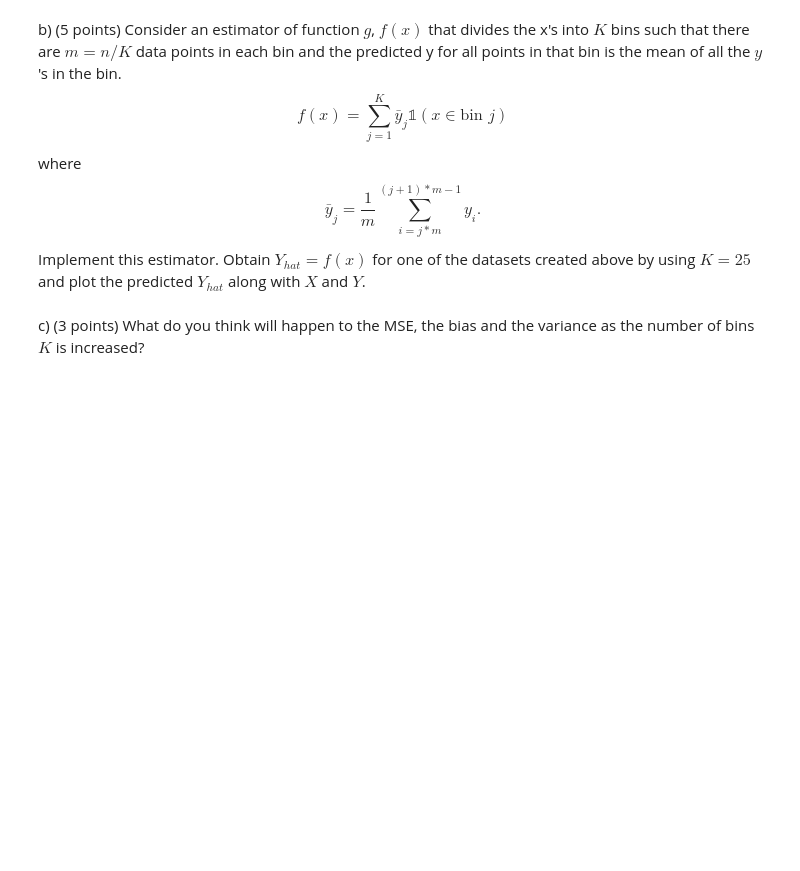
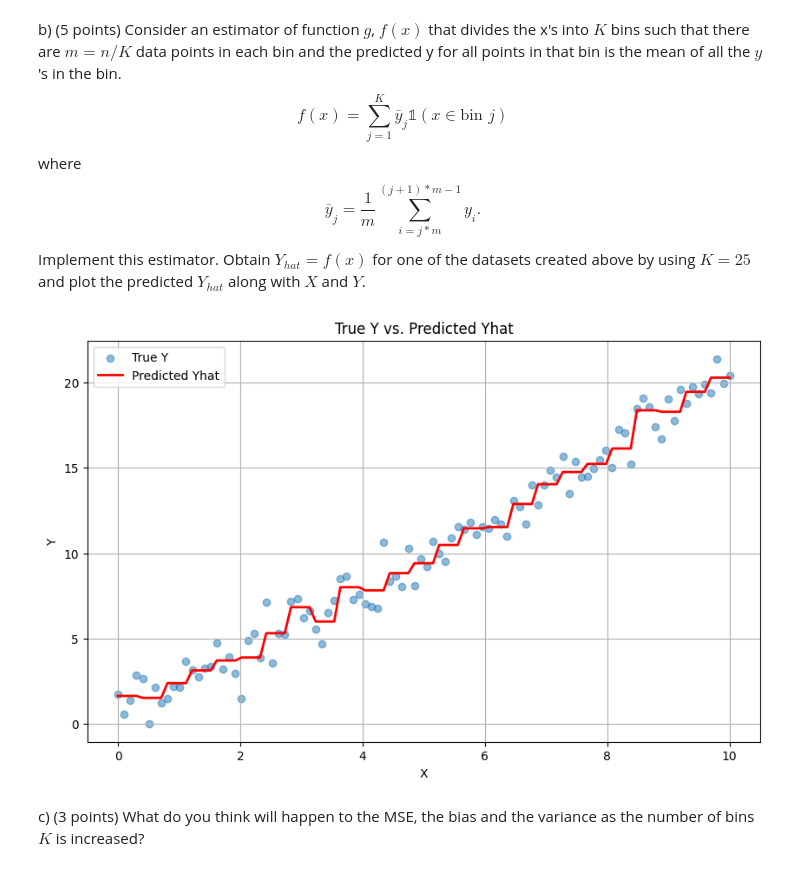
Before and after one commit to saiyam-shah/ml-ass2, a Jupyter notebook: HW_2-2.ipynb, the cells around one changed output. Saved outputs shown, nothing was run; the diff lists cells and outputs as text; code cells hidden in the pictures; blank space fills up the shorter version.

```diff
--- a/HW_2-2.ipynb
+++ b/HW_2-2.ipynb
@@ -95,2 +148,15 @@ Implement this estimator. Obtain $Y_{hat} = f(x)$ for one of the datasets create
+# %%
+### START CODE ###
+plt.figure(figsize=(10, 6))
+plt.scatter(X, Y, label='True Y', alpha=0.5)
+plt.plot(X, Yhat, color='red', label='Predicted Yhat', linewidth=2)
+plt.xlabel('X')
+plt.ylabel('Y')
+plt.title('True Y vs. Predicted Yhat')
+plt.legend()
+plt.grid(True)
+plt.show()### END CODE ###
+# %% [output]
+[figure, added]
 # %% [markdown]
 c) (3 points) What do you think will happen to the MSE, the bias and the variance as the number of bins $K$ is increased?
```
Also changed, not shown: parts of 15 cells of this notebook.
